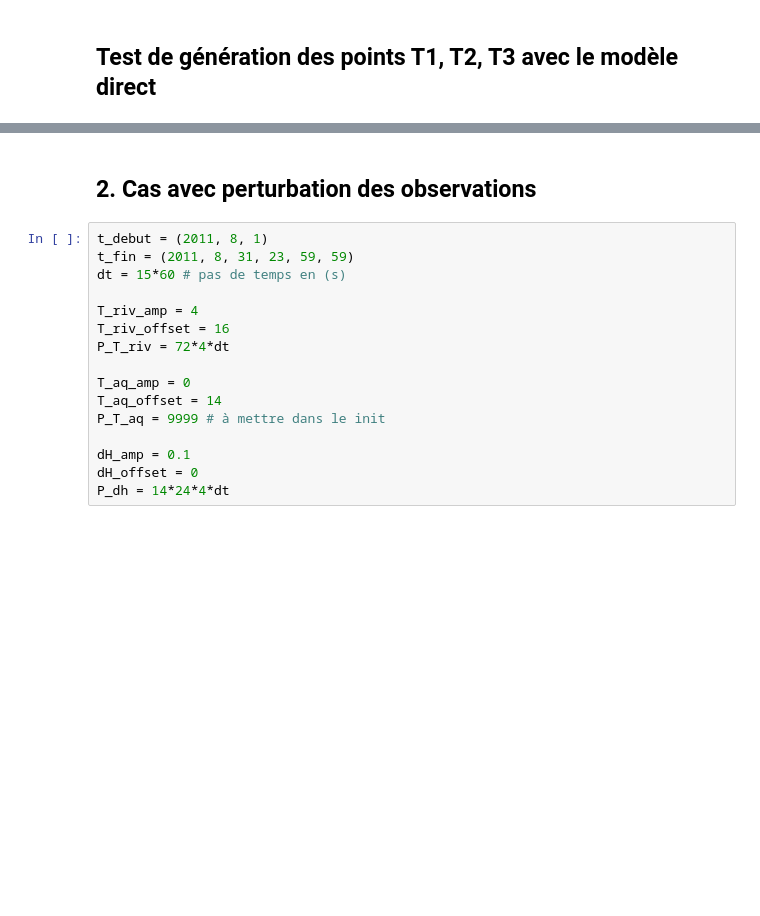
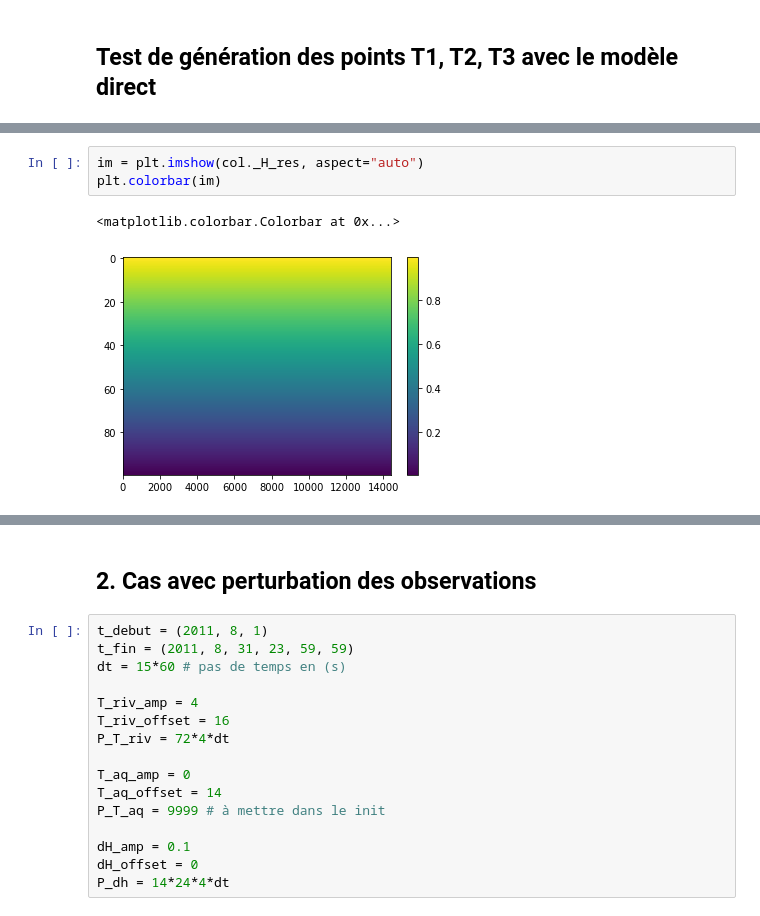
Before and after one commit to ameliemelorene/pyheatmy2022, a Jupyter notebook: demo_gen_test.ipynb, the cells around one changed output, grey strips where cells are left out. Saved outputs shown, nothing was run; the diff lists cells and outputs as text; blank space fills up the shorter version.

```diff
--- a/demo_gen_test.ipynb
+++ b/demo_gen_test.ipynb
@@ -189,0 +162,6 @@ plt.grid()
+# %%
+im = plt.imshow(col._H_res, aspect="auto")
+plt.colorbar(im)
+# %% [output]
+<matplotlib.colorbar.Colorbar at 0x...>
+[figure, added]
```
Also changed, not shown: parts of 30 cells of this notebook, 4 other files.
